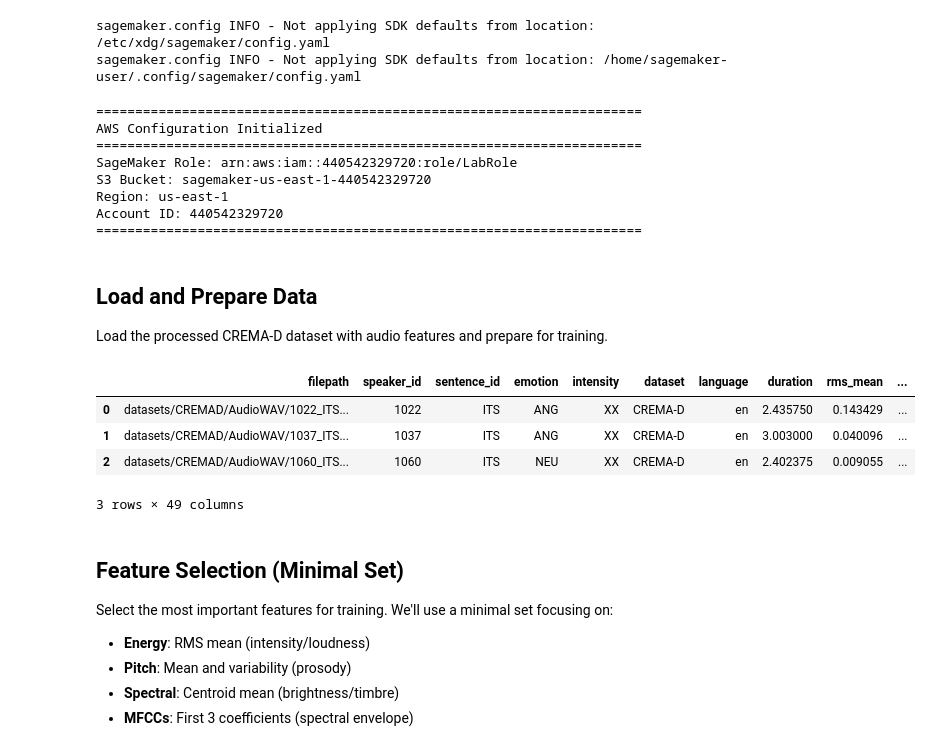
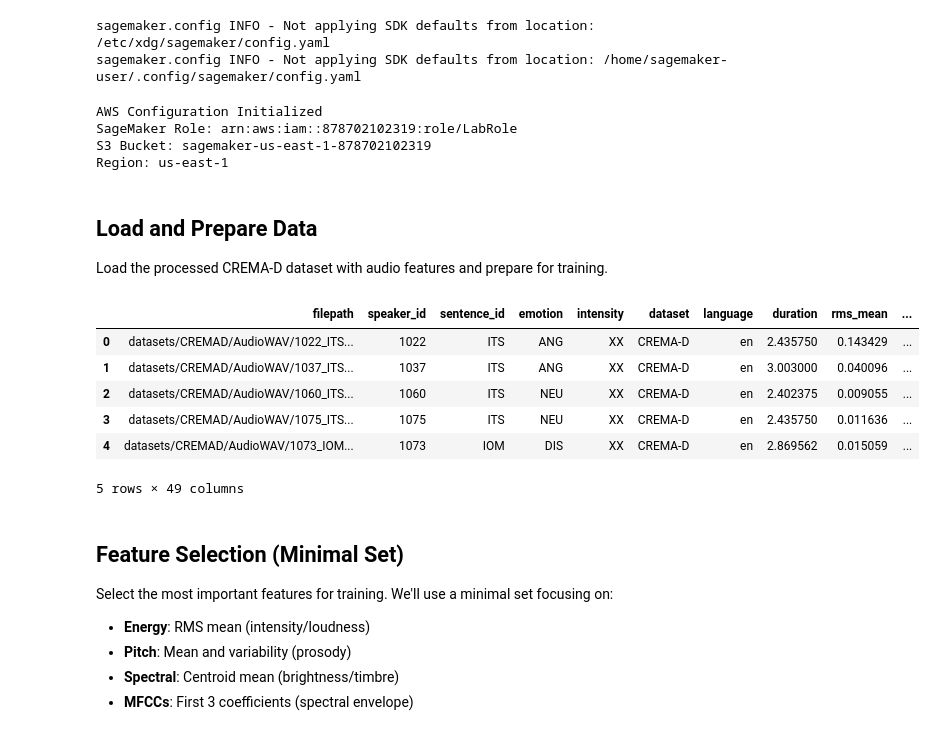
Before and after one commit to victorhg/aai-540-final-project-g2, a Jupyter notebook: EndToEnd_Inference_Pipeline.ipynb, the cells around one changed output. Drawn from its saved outputs; the diff is of its cells as text; code cells hidden in the pictures.

```diff
--- a/EndToEnd_Inference_Pipeline.ipynb
+++ b/EndToEnd_Inference_Pipeline.ipynb
@@ -47,29 +47,20 @@ sess = sagemaker.Session()
 bucket = sess.default_bucket()
 role = sagemaker.get_execution_role()
 region = boto3.Session().region_name
-account_id = boto3.client("sts").get_caller_identity().get("Account")
 
 # Initialize AWS clients
 sagemaker_client = boto3.client("sagemaker", region_name=region)
 s3_client = boto3.client("s3")
 
-print("=" * 70)
 print("AWS Configuration Initialized")
-print("=" * 70)
 print(f"SageMaker Role: {role}")
 print(f"S3 Bucket: {bucket}")
 print(f"Region: {region}")
-print(f"Account ID: {account_id}")
-print("=" * 70)
 # %% [output]
-======================================================================
 AWS Configuration Initialized
-======================================================================
-SageMaker Role: arn:aws:iam::440542329720:role/LabRole
-S3 Bucket: sagemaker-us-east-1-440542329720
+SageMaker Role: arn:aws:iam::878702102319:role/LabRole
+S3 Bucket: sagemaker-us-east-1-878702102319
 Region: us-east-1
-Account ID: 440542329720
-======================================================================
 # %% [markdown]
 ## Load and Prepare Data
 
@@ -77,15 +68,17 @@ Load the processed CREMA-D dataset with audio features and prepare for training.
 # %%
 # Load processed data
 data_path = "artifacts/cremad_processed.csv"
 df = pd.read_csv(data_path)
 
-display(df.head(3))
+df.head()
 # %% [output]
 |  | filepath | speaker_id | sentence_id | emotion | intensity | dataset | language | duration | rms_mean | ... |
 | 0 | datasets/CREMAD/AudioWAV/1022_ITS... | 1022 | ITS | ANG | XX | CREMA-D | en | 2.435750 | 0.143429 | ... |
 | 1 | datasets/CREMAD/AudioWAV/1037_ITS... | 1037 | ITS | ANG | XX | CREMA-D | en | 3.003000 | 0.040096 | ... |
 | 2 | datasets/CREMAD/AudioWAV/1060_ITS... | 1060 | ITS | NEU | XX | CREMA-D | en | 2.402375 | 0.009055 | ... |
+| 3 | datasets/CREMAD/AudioWAV/1075_ITS... | 1075 | ITS | NEU | XX | CREMA-D | en | 2.435750 | 0.011636 | ... |
+| 4 | datasets/CREMAD/AudioWAV/1073_IOM... | 1073 | IOM | DIS | XX | CREMA-D | en | 2.869562 | 0.015059 | ... |
-3 rows × 49 columns
+5 rows × 49 columns
 # %% [markdown]
 ## Feature Selection (Minimal Set)
 
```
Also changed, not shown: parts of 24 cells of this notebook.
